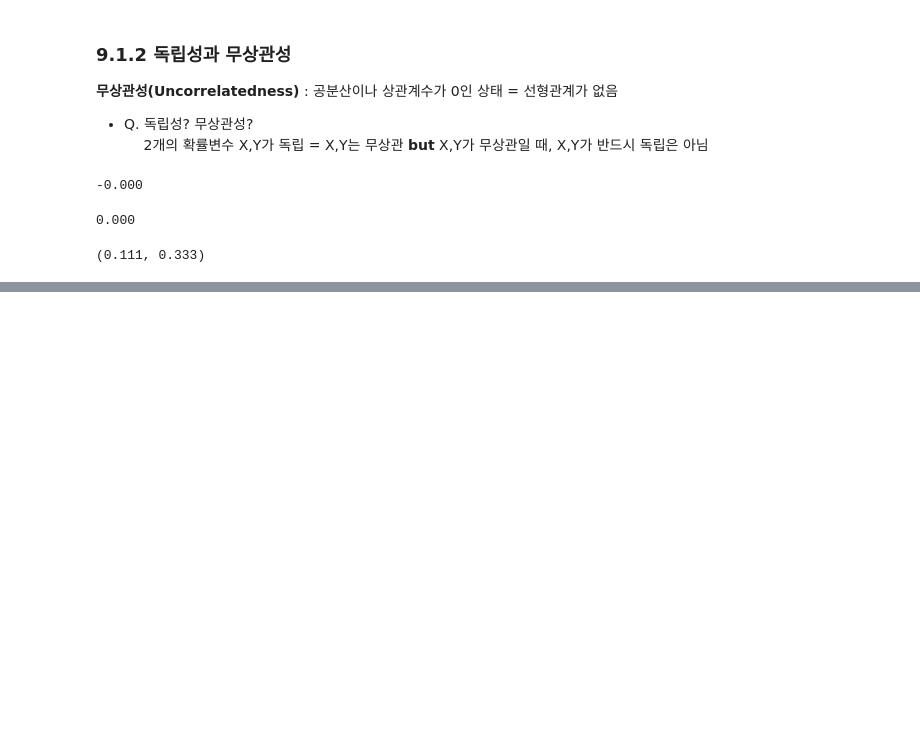
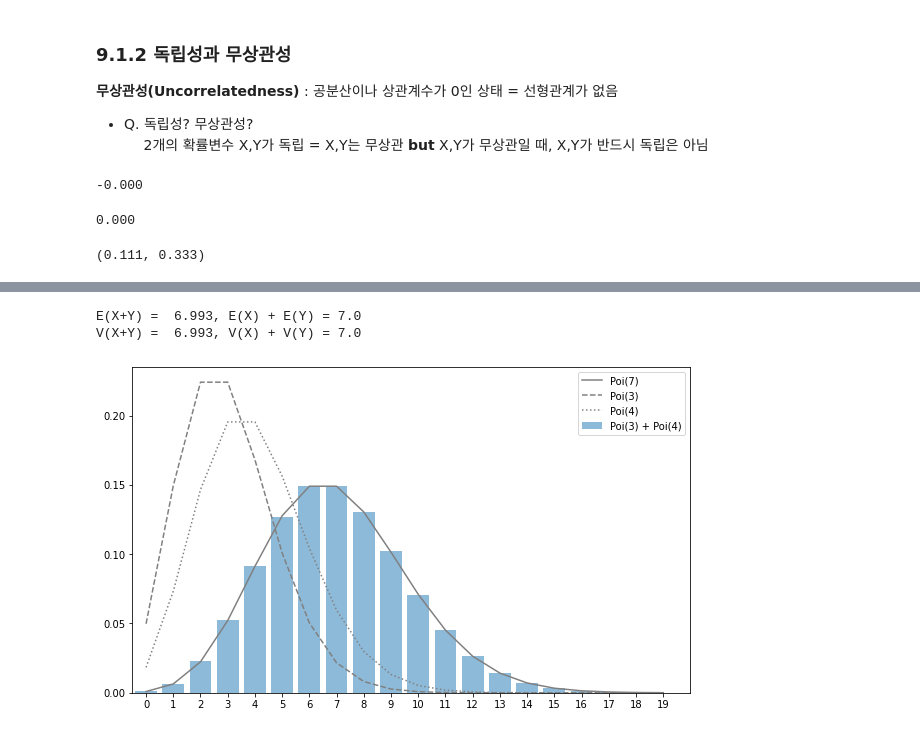
Before and after one commit to yunions/Statistics, a Jupyter notebook: Chap9_독립동일분포.ipynb, the cells around one changed output, grey strips where cells are left out. Cells and saved outputs as stored; diff of their text form; code cells hidden in the pictures; blank space fills up the shorter version.

```diff
--- a/Chap9_독립동일분포.ipynb
+++ b/Chap9_독립동일분포.ipynb
@@ -83,0 +136,35 @@ f_X(0) * f_Y(0), f_XY(0, 0) #두 함수의 곱과 2차원 확률변수의 결과
+# %%
+rv1 = stats.poisson(3) #람다가 3,4인 포아송 분포 2개 생성
+rv2 = stats.poisson(4)
+
+sample_size = int(1e6) #1000000개의 sample size 지정
+X_sample = rv1.rvs(sample_size)
+Y_sample = rv2.rvs(sample_size)
+sum_sample = X_sample + Y_sample
+
+print(f'E(X+Y) = {np.mean(sum_sample) : .3f}, E(X) + E(Y) = {rv1.mean() + rv2.mean()}',
+      f'\nV(X+Y) = {np.var(sum_sample) : .3f}, V(X) + V(Y) = {rv1.var() + rv2.var()} \n') #이론에 가까운 값이 나옴을 확인 가능
+# %% [output]
+E(X+Y) =  6.993, E(X) + E(Y) = 7.0
+V(X+Y) =  6.993, V(X) + V(Y) = 7.0
+# %%
+# 두 포아송 분포의 합 확인 = 재생성에 의해 포아송 분포의 형태 유지
+fig = plt.figure(figsize=(10, 6))
+ax = fig.add_subplot(111)
+
+rv = stats.poisson(7)
+xs = np.arange(20)
+hist, _ = np.histogram(sum_sample, bins=20,
+                       range=(0, 20), normed=True)
+
+ax.bar(xs, hist, alpha=0.5, label='Poi(3) + Poi(4)')
+ax.plot(xs, rv.pmf(xs), label='Poi(7)',  color='gray')
+ax.plot(xs, rv1.pmf(xs), label='Poi(3)', ls='--', color='gray')
+ax.plot(xs, rv2.pmf(xs), label='Poi(4)', ls=':',  color='gray')
+
+ax.legend()
+ax.set_xlim(-0.5, 20)
+ax.set_xticks(np.arange(20))
+plt.show()
+# %% [output]
+[figure, added]
```
Also changed, not shown: parts of 23 cells of this notebook.
